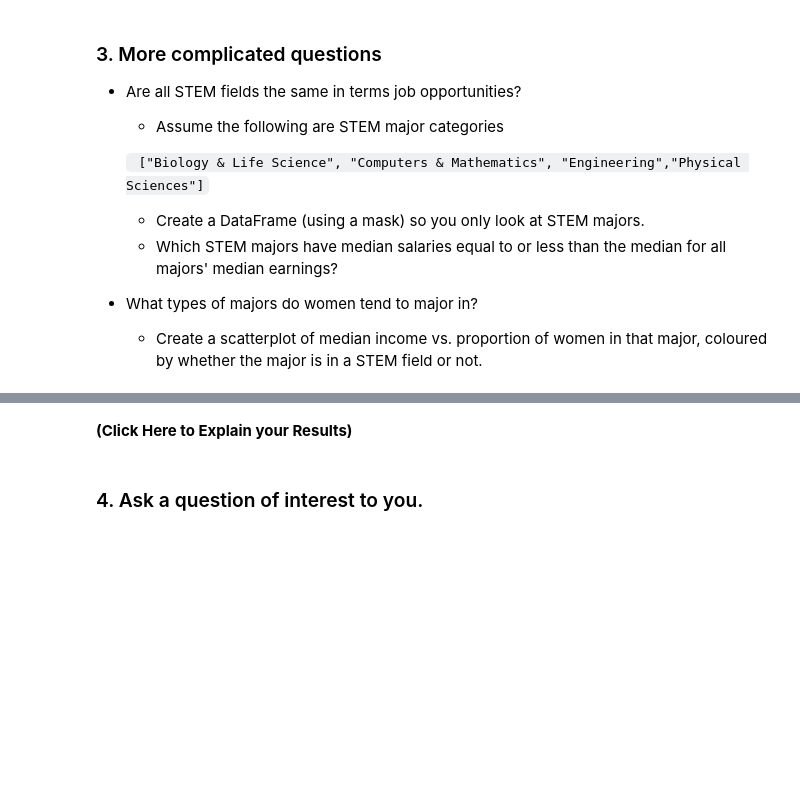
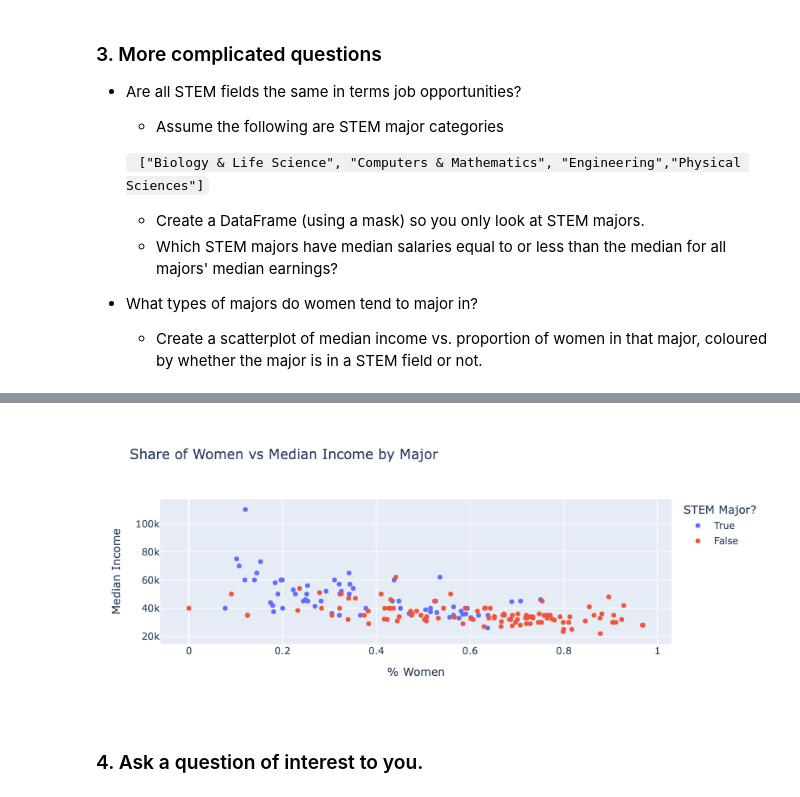
Before and after one commit to colesmi/Day7, a Jupyter notebook: Day7-HW.ipynb, the cells around one changed output, grey strips where cells are left out. Cells and saved outputs as stored; diff of their text form; code cells hidden in the pictures; blank space fills up the shorter version.

```diff
--- a/Day7-HW.ipynb
+++ b/Day7-HW.ipynb
@@ -366,7 +366,10 @@ maj.show()
 * What types of majors do women tend to major in?
     * Create a scatterplot of median income vs. proportion of women in that major, coloured by whether the major is in a STEM field or not.
 # %%
-
+line = ["Biology & Life Science", "Computers & Mathematics", "Engineering","Physical Sciences"]
 STEM = (DF_raw['Major_category'] == "Biology & Life Science") | (DF_raw['Major_category'] == "Computers & Mathematics") | (DF_raw['Major_category'] == "Engineering") | (DF_raw['Major_category'] == "Physical Sciences")
-DF_raw[STEM]
+DF_STEM = DF_raw[STEM]
+earn = (DF_STEM['Median'] <= DF_raw['Median'].median())
+DF_raw['stem'] = (DF_raw['Major_category'] == "Biology & Life Science") | (DF_raw['Major_category'] == "Computers & Mathematics") | (DF_raw['Major_category'] == "Engineering") | (DF_raw['Major_category'] == "Physical Sciences")
+DF_raw['stem']
 # %% [output]
@@ -390,5 +427,15 @@ DF_raw[STEM]
-# %% [markdown]
-**(Click Here to Explain your Results)**
+# %%
+pic = px.scatter(DF_raw,
+                 x='ShareWomen',
+                 y='Median',
+                 color = 'stem',
+                 title='Share of Women vs Median Income by Major',
+                labels= {'ShareWomen':'% Women',
+                        'Median':'Median Income',
+                        'stem':'STEM Major?'})
+pic.show()
+# %% [output]
+[figure, added]
 # %% [markdown]
 ### 4. Ask a question of interest to you.
 # %%
```
Also changed, not shown: parts of 3 cells of this notebook.
